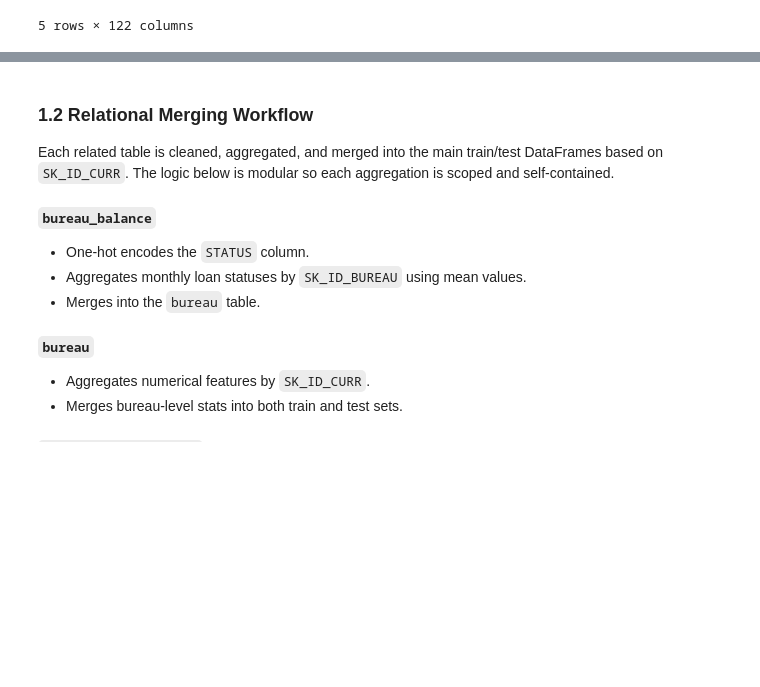
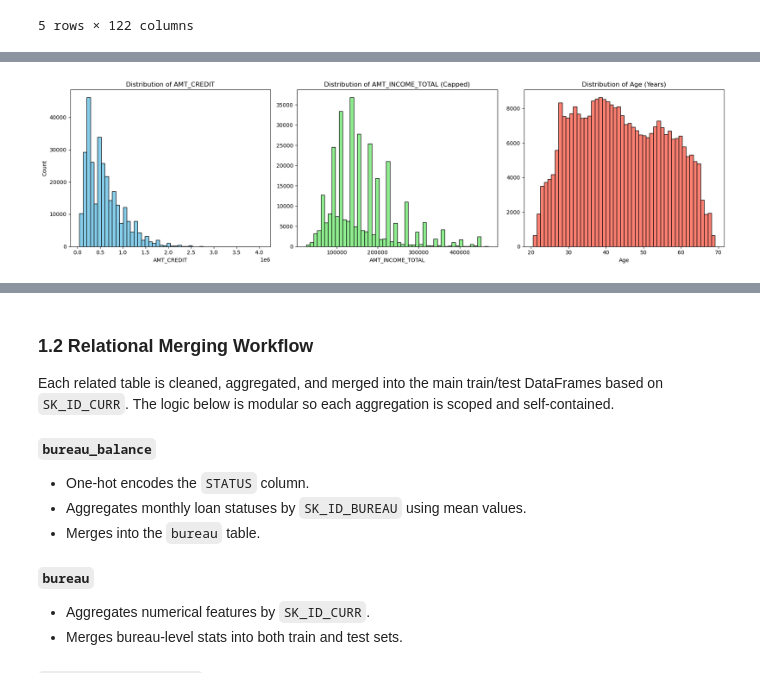
Before and after one commit to justin-castillo/home-credit-default-risk, a Jupyter notebook: notebooks/02_homecredit_full.ipynb, the cells around one changed output, grey strips where cells are left out. Cells and saved outputs as stored; diff of their text form; code cells hidden in the pictures; blank space fills up the shorter version.

```diff
--- a/notebooks/02_homecredit_full.ipynb
+++ b/notebooks/02_homecredit_full.ipynb
@@ -128,0 +164,30 @@ Preview:
+# %%
+# Cap AMT_INCOME_TOTAL at 99th percentile to reduce skew
+income_cap = application_train["AMT_INCOME_TOTAL"].quantile(0.99)
+filtered_income = application_train[application_train["AMT_INCOME_TOTAL"] < income_cap]
+
+# Create subplot
+plt.figure(figsize=(18, 5))
+
+# AMT_CREDIT
+plt.subplot(1, 3, 1)
+plt.hist(application_train["AMT_CREDIT"].dropna(), bins=50, color="skyblue", edgecolor="black")
+plt.title("Distribution of AMT_CREDIT")
+plt.xlabel("AMT_CREDIT")
+plt.ylabel("Count")
+
+# AMT_INCOME_TOTAL (capped)
+plt.subplot(1, 3, 2)
+plt.hist(filtered_income["AMT_INCOME_TOTAL"], bins=50, color="lightgreen", edgecolor="black")
+plt.title("Distribution of AMT_INCOME_TOTAL (Capped)")
+plt.xlabel("AMT_INCOME_TOTAL")
+
+# DAYS_BIRTH (converted to age in years)
+plt.subplot(1, 3, 3)
+plt.hist((-application_train["DAYS_BIRTH"] / 365).dropna(), bins=50, color="salmon", edgecolor="black")
+plt.title("Distribution of Age (Years)")
+plt.xlabel("Age")
+plt.tight_layout()
+plt.show()
+# %% [output]
+[figure, added]
```
Also changed, not shown: parts of 9 cells of this notebook, 28 other files.
